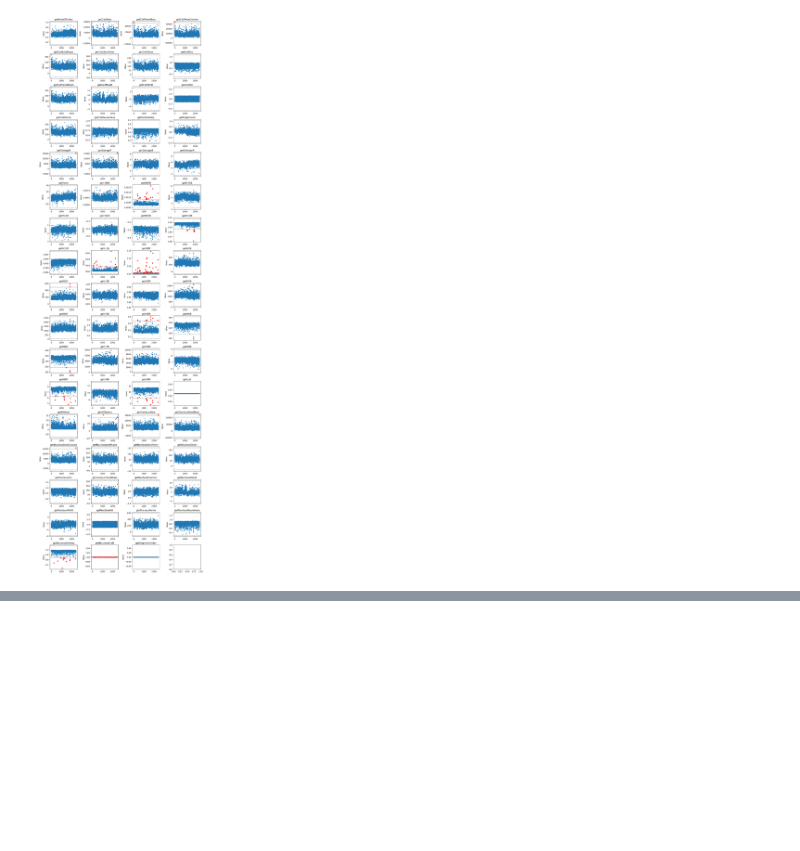
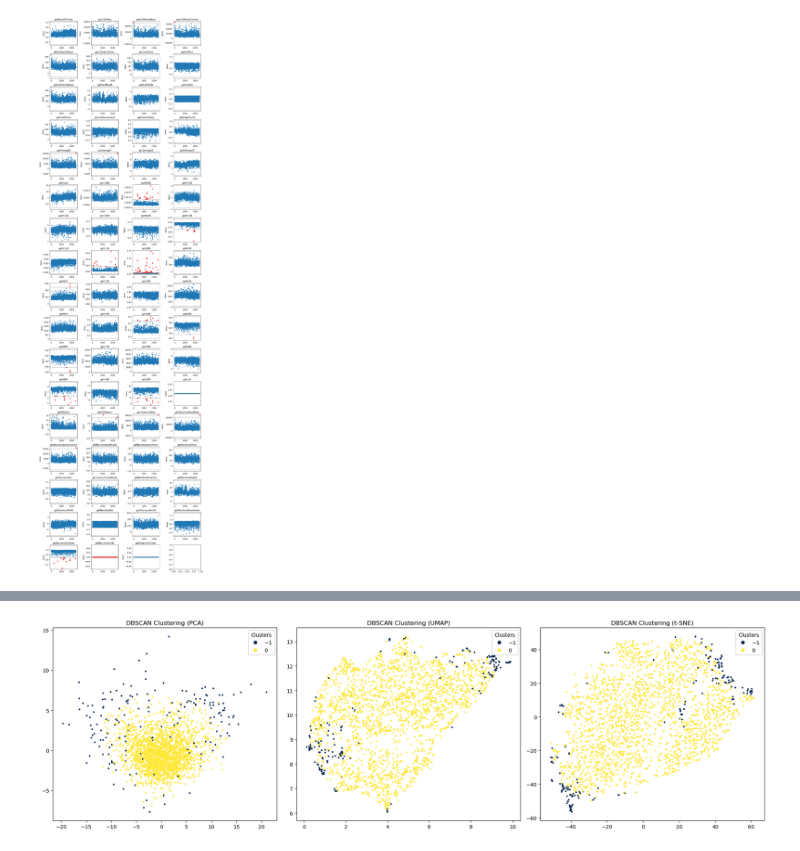
Before and after one commit to Antonio-Maschio/AML_FProject, a Jupyter notebook: dataanalysis.ipynb, the cells around one changed output, grey strips where cells are left out. Drawn from its saved outputs; the diff is of its cells as text; code cells hidden in the pictures; blank space fills up the shorter version.

```diff
--- a/dataanalysis.ipynb
+++ b/dataanalysis.ipynb
@@ -449,0 +550,87 @@ plot_all(outliers,len(outliers))
+# %%
+import pandas as pd
+import matplotlib.pyplot as plt
+from sklearn.cluster import DBSCAN
+from sklearn.decomposition import PCA
+from sklearn.manifold import TSNE
+import umap
+from sklearn.preprocessing import StandardScaler
+
+# Load the dataset
+df = pd.read_csv('features.csv')
+
+# Define the variables to be used for clustering
+variables = ['getAreaOfHoles', 'getCellArea', 'getCellAreaBbox', 'getCellAreaConvex', 'getCellAxisMajor',
+             'getCellAxisMinor', 'getCellDiam', 'getCellEcc', 'getCellFeretDiam', 'getCellMaxR',
+             'getCellMinR', 'getCellOri', 'getCellPerim', 'getCellRoundness', 'getCellSolidity',
+             'getEdgeFluxR', 'getEnergyB', 'getEnergyR', 'getEntropyB',
+             'getEntropyR', 'getEuler', 'getH10B', 'getH10R', 'getH11B', 'getH11R',
+             'getH12B', 'getH12R', 'getH13B', 'getH13R', 'getH1B', 'getH2B',
+             'getH2R', 'getH3B', 'getH3R', 'getH4B', 'getH4R', 'getH5B', 'getH5R',
+             'getH6B', 'getH6R', 'getH7B', 'getH7R', 'getH8B', 'getH8R', 'getH9B',
+             'getH9R', 'getNHoles', 'getNObjects', 'getNucleusArea', 'getNucleusAreaBbox',
+             'getNucleusAreaConvex', 'getNucleusAxisMajor', 'getNucleusAxisMinor', 'getNucleusDiam', 'getNucleusEcc',
+             'getNucleusFeretDiam', 'getNucleusFraction', 'getNucleusMaxR', 'getNucleusMinR', 'getNucleusOri',
+             'getNucleusPerim', 'getNucleusRoundness', 'getNucleusSolidity', 'getSegmentOrder']
+
+# Extract the variables for clustering
+data = df[variables].values
+
+# Normalize the data
+scaler = StandardScaler()
+data_normalized = scaler.fit_transform(data)
+
+# From the graph, identify the knee point (e.g., using visual inspection or automated methods)
+# For this example, let's assume we found the knee at eps = 0.5
+optimal_eps = 7
+min_samples = 100
+
+# Apply DBSCAN with the identified parameters
+dbscan = DBSCAN(eps=optimal_eps, min_samples=min_samples)
+clusters = dbscan.fit_predict(data_normalized)
+
+# Add cluster labels to the dataframe
+df['Cluster'] = clusters
+
+outlier_indices = df[df['Cluster'] == -1].index
+
+# Save outlier indices to a CSV file
+outlier_df = df.iloc[outlier_indices]
+outlier_df.to_csv("outliers_clustering.csv", index=False)
+# Perform PCA for visualization
+pca = PCA(n_components=2)
+pca_result = pca.fit_transform(data_normalized)
+
+# Perform UMAP for visualization
+umap_reducer = umap.UMAP(n_neighbors=15, min_dist=0.1, n_components=2)
+umap_result = umap_reducer.fit_transform(data_normalized)
+
+# Perform t-SNE for visualization
+tsne = TSNE(n_components=2, random_state=42)
+tsne_result = tsne.fit_transform(data_normalized)
+
+# Create a figure for the plots
+fig, ax = plt.subplots(1, 3, figsize=(20, 6))
+
+# Plot PCA results
+scatter = ax[0].scatter(pca_result[:, 0], pca_result[:, 1], c=clusters, cmap='cividis', s=5)
+legend1 = ax[0].legend(*scatter.legend_elements(), title="Clusters")
+ax[0].add_artist(legend1)
+ax[0].set_title('DBSCAN Clustering (PCA)')
+
+# Plot UMAP results
+scatter = ax[1].scatter(umap_result[:, 0], umap_result[:, 1], c=clusters, cmap='cividis', s=5)
+legend1 = ax[1].legend(*scatter.legend_elements(), title="Clusters")
+ax[1].add_artist(legend1)
+ax[1].set_title('DBSCAN Clustering (UMAP)')
+
+# Plot t-SNE results
+scatter = ax[2].scatter(tsne_result[:, 0], tsne_result[:, 1], c=clusters, cmap='cividis', s=5)
+legend1 = ax[2].legend(*scatter.legend_elements(), title="Clusters")
+ax[2].add_artist(legend1)
+ax[2].set_title('DBSCAN Clustering (t-SNE)')
+
+plt.tight_layout()
+plt.show()
+# %% [output]
+[figure, added]
```
Also changed, not shown: parts of 4 cells of this notebook, 1 other file.
